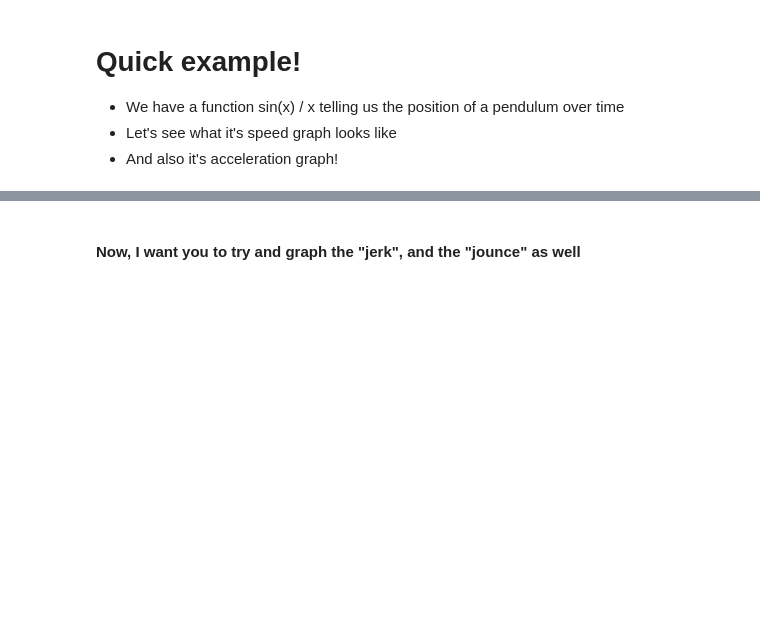
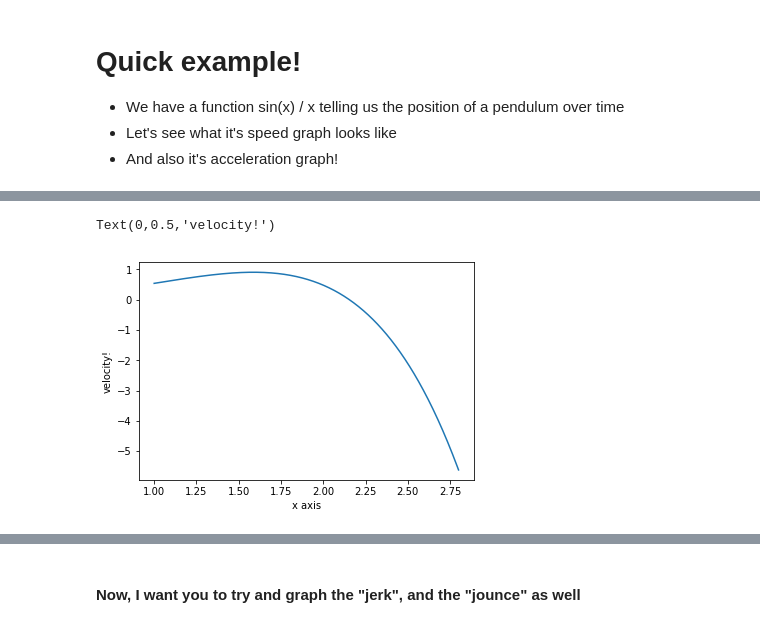
Before and after one commit to jonnyhyman/Programming-Classes, a Jupyter notebook: Math Magic/Week15_Notebook.ipynb, the cells around one changed output, grey strips where cells are left out. Drawn from its saved outputs; the diff is of its cells as text; code cells hidden in the pictures; blank space fills up the shorter version.

```diff
--- a/Math Magic/Week15_Notebook.ipynb
+++ b/Math Magic/Week15_Notebook.ipynb
@@ -101 +113,8 @@ Text(0,0.5,'velocity!')
+# %%
+plt.plot(tvals, velocity(tvals))
+plt.xlabel('x axis')
+plt.ylabel('velocity!')
+# %% [output]
+Text(0,0.5,'velocity!')
+[figure, added]
 # %%
```
Also changed, not shown: parts of 14 cells of this notebook, 2 other files.
